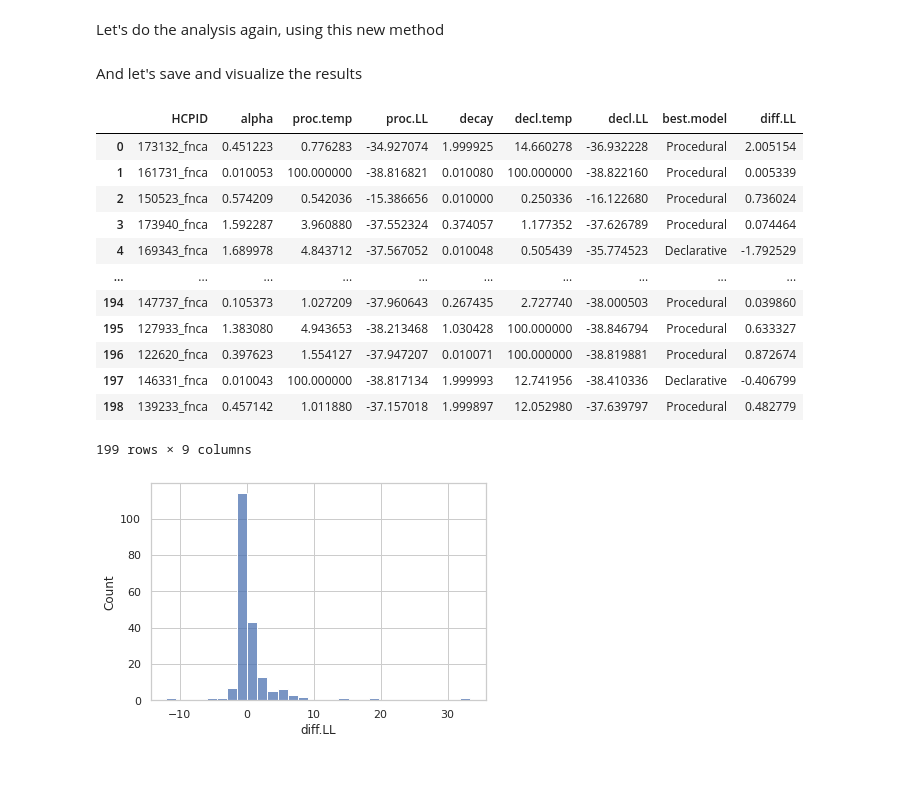
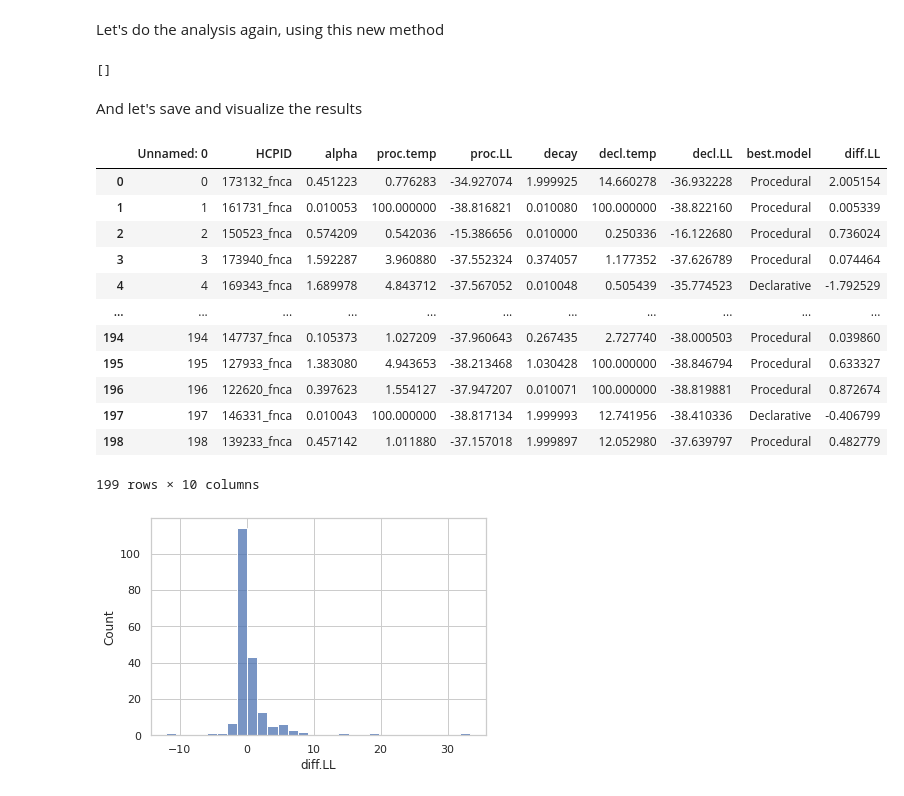
Before and after one commit to UWCCDL/ProcVsDecl, a Jupyter notebook: LLbasicPython.ipynb, the cells around one changed output. Cells and saved outputs as stored; diff of their text form; code cells hidden in the pictures.

```diff
--- a/LLbasicPython.ipynb
+++ b/LLbasicPython.ipynb
@@ -200,7 +201,7 @@ def LLdecl(data, decay, temp):
         prob = boltzmann(options, values, temp)[response]
 
         # Sum up the LLs
-        LL += np.log(prob)
+        LL += np.log(max(prob, 10e-10))
         # If we have a positive feedback, add a trace
         if rewards[feedback] > 0:
             DM[response] += [time]
@@ -278,7 +279,7 @@ opt.minimize(vLLdecl, x0 = [0.2, 1], method = "Nelder-Mead")
 
 We can now loop over all of Cher's participants (_N_=199) and compute the best parameters and high log-liklihoods of each model for each participant.
 # %%
-DO_ALL = True
+DO_ALL = False
 dataframe = []
 
 if DO_ALL:
@@ -390,7 +394,7 @@ def LLdecl2(data, decay, temp):
 
 
         # Sum up the LLs
-        LL += np.log(prob1 + prob2)
+        LL += np.log(max(prob1 + prob2, 10e-10))
 
         # If we have a non-neutral feedback, add a trace
         if rewards[feedback] != 0:
@@ -418,17 +422,17 @@ def vLLdecl2(array):
 # %% [markdown]
 Let's do the analysis again, using this new method
 # %%
-DO_ALL_AGAIN = True
+DO_ALL_AGAIN = False
 dataframe = []
 
 if DO_ALL_AGAIN:
     for folder in os.listdir("subject_data"):
         if folder.endswith("_fnca"):
             data = pd.read_csv("subject_data/" + folder + "/subject.csv")
-            alpha, ptemp = opt.minimize(vLLproc, x0 = [0.1, 1], method = "Powell", bounds=[[0.01, 2], [0, 100]]).x
+            alpha, ptemp = opt.minimize(vLLproc, x0 = [0.1, 1], method = "Powell", bounds=[[0.01, 2], [0, 20]]).x
             llproc = LLproc(data, alpha, ptemp)
 
-            decay, dtemp = opt.minimize(vLLdecl2, x0 = [0.5, 1], method = "Powell", bounds=[[0.01, 2], [0, 100]]).x
+            decay, dtemp = opt.minimize(vLLdecl2, x0 = [0.5, 1], method = "Powell", bounds=[[0.01, 2], [0, 20]]).x
             lldecl = LLdecl2(data, decay, dtemp)
 
             best = "Declarative"
@@ -442,25 +446,32 @@ if DO_ALL_AGAIN:
             dataframe += [row]
 
     result2 = pd.DataFrame(dataframe, columns=["HCPID", "alpha", "proc.temp", "proc.LL", "decay", "decl.temp", "decl.LL", "best.model", "diff.LL"])
+# %%
+dataframe
+# %% [output]
+[]
 # %% [markdown]
 And let's save and visualize the results
 # %%
-result2.to_csv("LL_proc_decl2.csv")
+if DO_ALL_AGAIN:
+    result2.to_csv("LL_proc_decl2_new.csv")
+else:
+    result2 = pd.read_csv("LL_proc_decl2.csv")
 result2
 # %% [output]
-|  | HCPID | alpha | proc.temp | proc.LL | decay | decl.temp | decl.LL | best.model | diff.LL |
-| 0 | 173132_fnca | 0.451223 | 0.776283 | -34.927074 | 1.999925 | 14.660278 | -36.932228 | Procedural | 2.005154 |
-| 1 | 161731_fnca | 0.010053 | 100.000000 | -38.816821 | 0.010080 | 100.000000 | -38.822160 | Procedural | 0.005339 |
-| 2 | 150523_fnca | 0.574209 | 0.542036 | -15.386656 | 0.010000 | 0.250336 | -16.122680 | Procedural | 0.736024 |
-| 3 | 173940_fnca | 1.592287 | 3.960880 | -37.552324 | 0.374057 | 1.177352 | -37.626789 | Procedural | 0.074464 |
-| 4 | 169343_fnca | 1.689978 | 4.843712 | -37.567052 | 0.010048 | 0.505439 | -35.774523 | Declarative | -1.792529 |
-| ... | ... | ... | ... | ... | ... | ... | ... | ... | ... |
-| 194 | 147737_fnca | 0.105373 | 1.027209 | -37.960643 | 0.267435 | 2.727740 | -38.000503 | Procedural | 0.039860 |
-| 195 | 127933_fnca | 1.383080 | 4.943653 | -38.213468 | 1.030428 | 100.000000 | -38.846794 | Procedural | 0.633327 |
-| 196 | 122620_fnca | 0.397623 | 1.554127 | -37.947207 | 0.010071 | 100.000000 | -38.819881 | Procedural | 0.872674 |
-| 197 | 146331_fnca | 0.010043 | 100.000000 | -38.817134 | 1.999993 | 12.741956 | -38.410336 | Declarative | -0.406799 |
-| 198 | 139233_fnca | 0.457142 | 1.011880 | -37.157018 | 1.999897 | 12.052980 | -37.639797 | Procedural | 0.482779 |
+|  | Unnamed: 0 | HCPID | alpha | proc.temp | proc.LL | decay | decl.temp | decl.LL | best.model | diff.LL |
+| 0 | 0 | 173132_fnca | 0.451223 | 0.776283 | -34.927074 | 1.999925 | 14.660278 | -36.932228 | Procedural | 2.005154 |
+| 1 | 1 | 161731_fnca | 0.010053 | 100.000000 | -38.816821 | 0.010080 | 100.000000 | -38.822160 | Procedural | 0.005339 |
+| 2 | 2 | 150523_fnca | 0.574209 | 0.542036 | -15.386656 | 0.010000 | 0.250336 | -16.122680 | Procedural | 0.736024 |
+| 3 | 3 | 173940_fnca | 1.592287 | 3.960880 | -37.552324 | 0.374057 | 1.177352 | -37.626789 | Procedural | 0.074464 |
+| 4 | 4 | 169343_fnca | 1.689978 | 4.843712 | -37.567052 | 0.010048 | 0.505439 | -35.774523 | Declarative | -1.792529 |
+| ... | ... | ... | ... | ... | ... | ... | ... | ... | ... | ... |
+| 194 | 194 | 147737_fnca | 0.105373 | 1.027209 | -37.960643 | 0.267435 | 2.727740 | -38.000503 | Procedural | 0.039860 |
+| 195 | 195 | 127933_fnca | 1.383080 | 4.943653 | -38.213468 | 1.030428 | 100.000000 | -38.846794 | Procedural | 0.633327 |
+| 196 | 196 | 122620_fnca | 0.397623 | 1.554127 | -37.947207 | 0.010071 | 100.000000 | -38.819881 | Procedural | 0.872674 |
+| 197 | 197 | 146331_fnca | 0.010043 | 100.000000 | -38.817134 | 1.999993 | 12.741956 | -38.410336 | Declarative | -0.406799 |
+| 198 | 198 | 139233_fnca | 0.457142 | 1.011880 | -37.157018 | 1.999897 | 12.052980 | -37.639797 | Procedural | 0.482779 |
-199 rows × 9 columns
+199 rows × 10 columns
 # %%
 result2.value_counts("best.model")
 sns.histplot(result2, x="diff.LL", bins=30)
```
Also changed, not shown: parts of 28 cells of this notebook, 2 other files.
